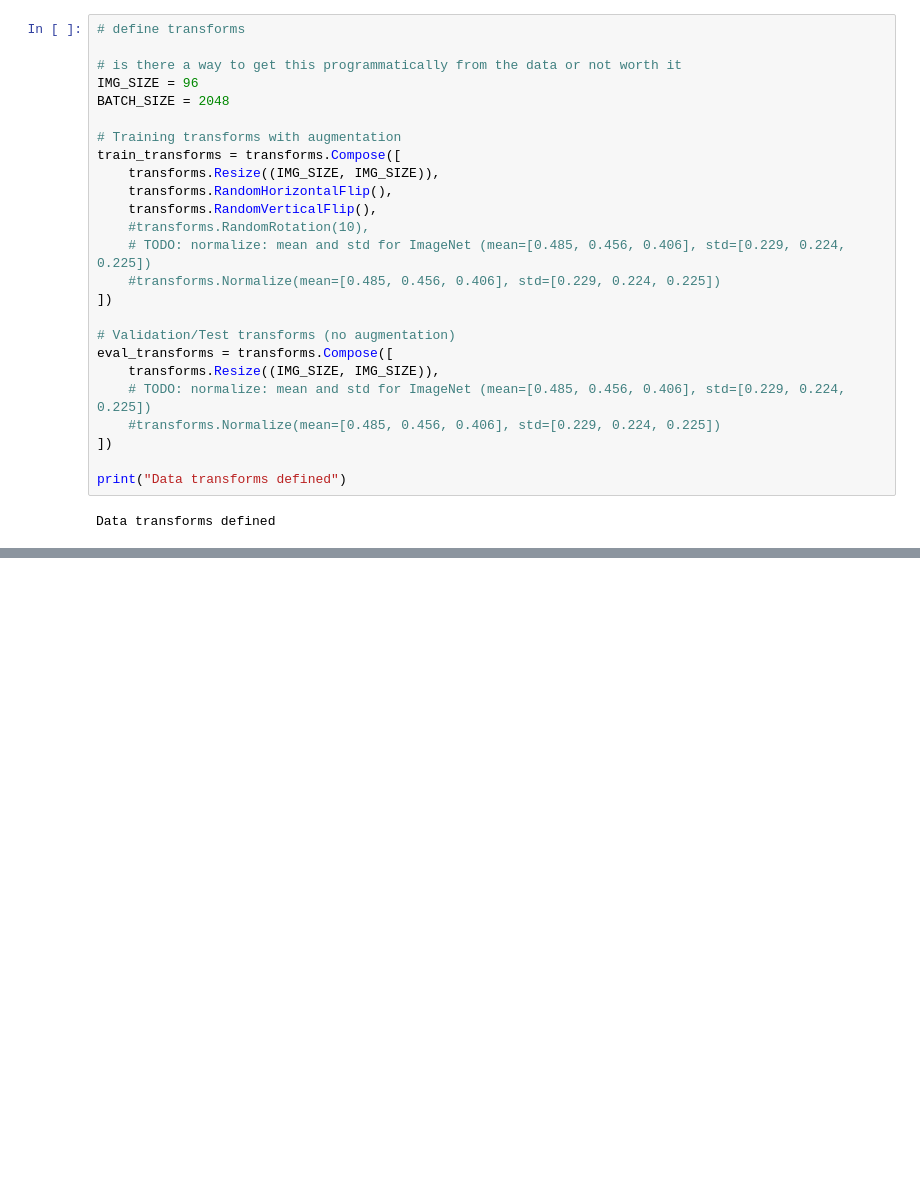
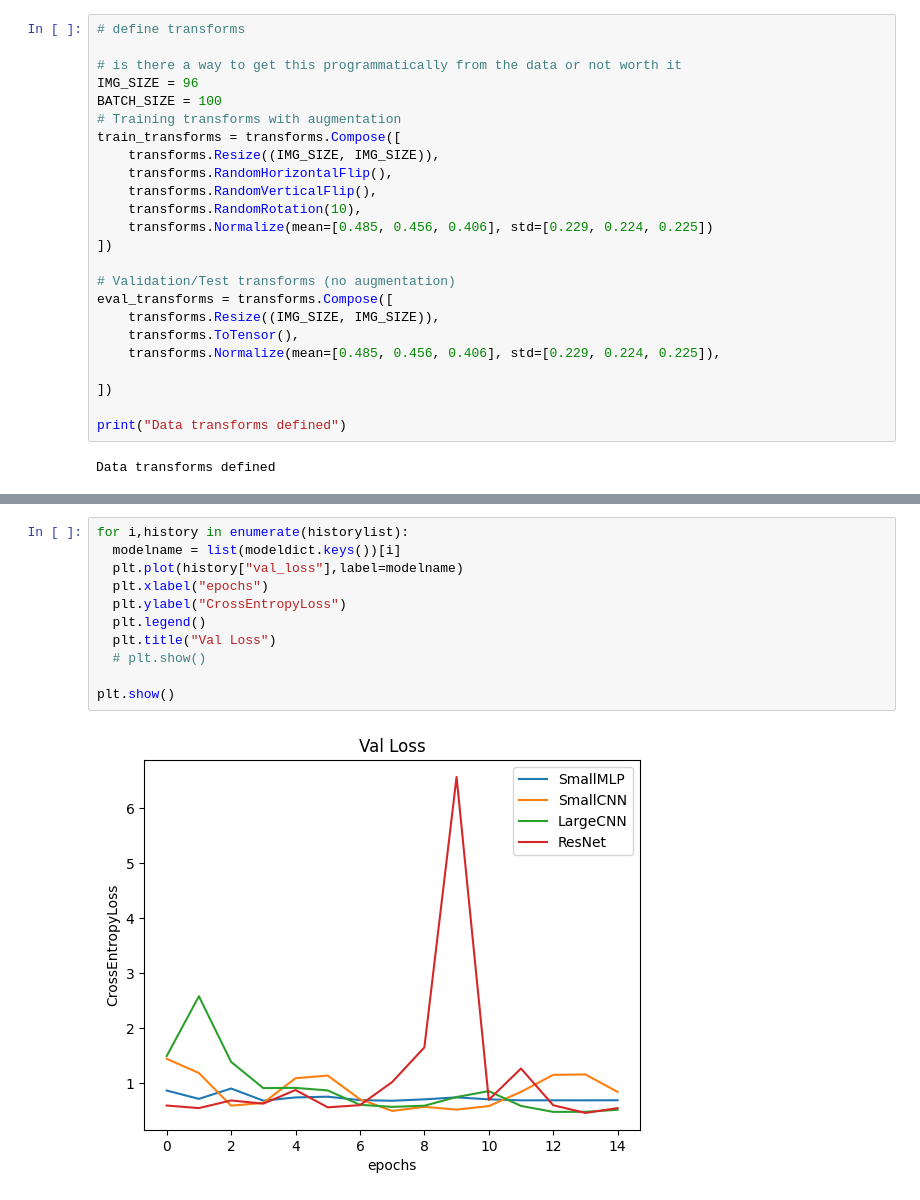
Before and after one commit to wtlu71/cnn-comp-med, a Jupyter notebook: notebook.ipynb, the cells around one changed output, grey strips where cells are left out. Saved outputs shown, nothing was run; the diff lists cells and outputs as text; blank space fills up the shorter version.

```diff
--- a/notebook.ipynb
+++ b/notebook.ipynb
@@ -114,23 +111,22 @@ data/test_y.h5.gz   100%[===================>]   2.97K  --.-KB/s    in 0.01s
 
 # is there a way to get this programmatically from the data or not worth it
 IMG_SIZE = 96
-BATCH_SIZE = 2048
-
+BATCH_SIZE = 100
 # Training transforms with augmentation
 train_transforms = transforms.Compose([
     transforms.Resize((IMG_SIZE, IMG_SIZE)),
     transforms.RandomHorizontalFlip(),
     transforms.RandomVerticalFlip(),
-    #transforms.RandomRotation(10),
-    # TODO: normalize: mean and std for ImageNet (mean=[0.485, 0.456, 0.406], std=[0.229, 0.224, 0.225])
-    #transforms.Normalize(mean=[0.485, 0.456, 0.406], std=[0.229, 0.224, 0.225])
+    transforms.RandomRotation(10),
+    transforms.Normalize(mean=[0.485, 0.456, 0.406], std=[0.229, 0.224, 0.225])
 ])
 
 # Validation/Test transforms (no augmentation)
 eval_transforms = transforms.Compose([
     transforms.Resize((IMG_SIZE, IMG_SIZE)),
-    # TODO: normalize: mean and std for ImageNet (mean=[0.485, 0.456, 0.406], std=[0.229, 0.224, 0.225])
-    #transforms.Normalize(mean=[0.485, 0.456, 0.406], std=[0.229, 0.224, 0.225])
+    transforms.ToTensor(),
+    transforms.Normalize(mean=[0.485, 0.456, 0.406], std=[0.229, 0.224, 0.225]),
+
 ])
 
 print("Data transforms defined")
@@ -289,0 +405,13 @@ Restored best model (val_auc=0.8639)
+# %%
+for i,history in enumerate(historylist):
+  modelname = list(modeldict.keys())[i]
+  plt.plot(history["val_loss"],label=modelname)
+  plt.xlabel("epochs")
+  plt.ylabel("CrossEntropyLoss")
+  plt.legend()
+  plt.title("Val Loss")
+  # plt.show()
+
+plt.show()
+# %% [output]
+[figure, added]
```
Also changed, not shown: parts of 26 cells of this notebook.
